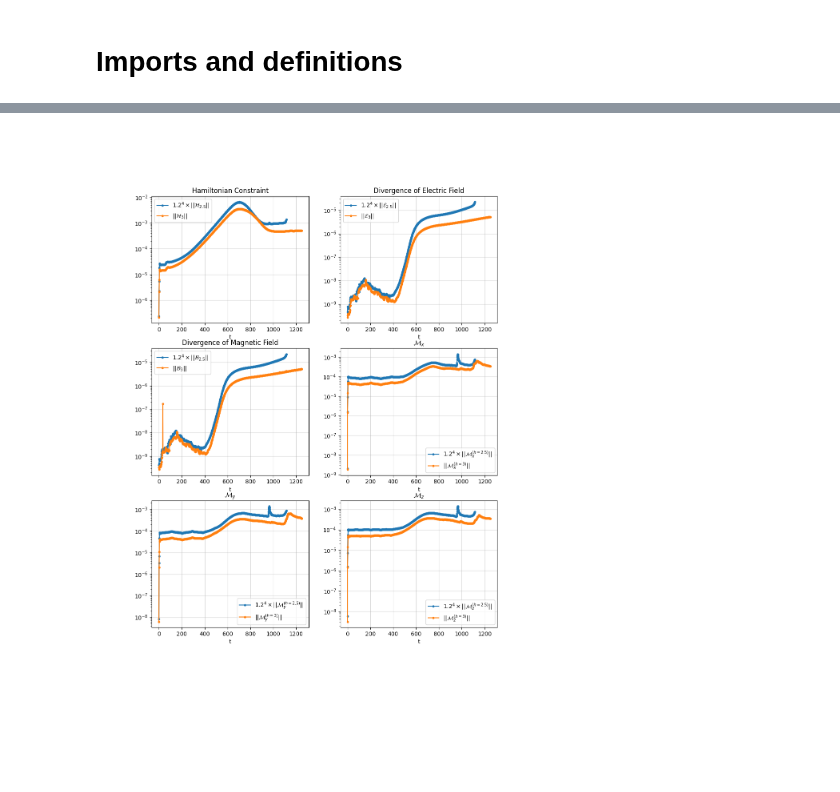
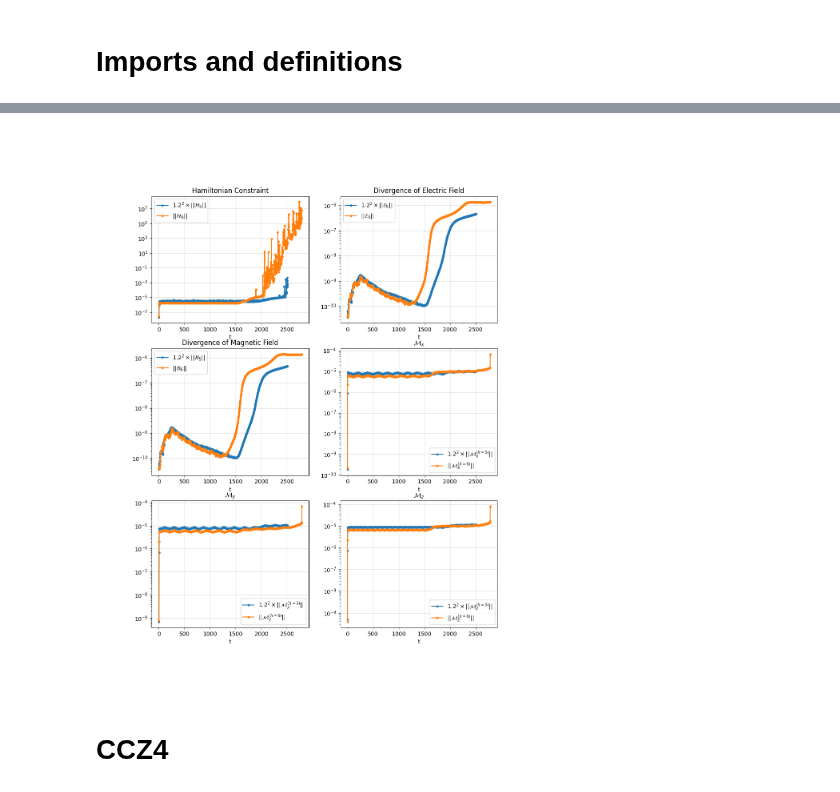
Before and after one commit to jpmvferreira/dyonic-collision-private, a Jupyter notebook: analyze/convergence.ipynb, the cells around one changed output, grey strips where cells are left out. Drawn from its saved outputs; the diff is of its cells as text; code cells hidden in the pictures; blank space fills up the shorter version.

```diff
--- a/analyze/convergence.ipynb
+++ b/analyze/convergence.ipynb
@@ -64,23 +64,23 @@ def GetMesh(sd, quantity, axis):
 # %%
-sd            = SimDir("../simulations/Merger_CCZ4_M=0.5,0.5-T=0.05,0.05-alpha=0,0.5pi-x0=8_h=2.5")
+sd            = SimDir("../simulations/Merger_M=0.5,0.5-T=0.05,0.05-alpha=0,0.5pi-x0=8_h=5")
 ts            = sd.timeseries
 gf            = sd.gf
-hc_norm       = ts.norm2["H"]
+hc_norm       = ts.norm2["hc"]
 Ec_norm       = ts.norm2["Ec"]
 Bc_norm       = ts.norm2["Bc"]
-mcx_norm      = ts.norm2["M1"]
-mcy_norm      = ts.norm2["M2"]
-mcz_norm      = ts.norm2["M3"]
+mcx_norm      = ts.norm2["mcx"]
+mcy_norm      = ts.norm2["mcy"]
+mcz_norm      = ts.norm2["mcz"]
 
-sd_res2       = SimDir("../simulations/Merger_CCZ4_M=0.5,0.5-T=0.05,0.05-alpha=0,0.5pi-x0=8_h=3")
+sd_res2       = SimDir("../simulations/Merger_M=0.5,0.5-T=0.05,0.05-alpha=0,0.5pi-x0=8_h=6")
 ts_res2       = sd_res2.timeseries
 gf_res2       = sd_res2.gf
-hc_norm_res2  = ts_res2.norm2["H"]
+hc_norm_res2  = ts_res2.norm2["hc"]
 Ec_norm_res2  = ts_res2.norm2["Ec"]
 Bc_norm_res2  = ts_res2.norm2["Bc"]
-mcx_norm_res2 = ts_res2.norm2["M1"]
-mcy_norm_res2 = ts_res2.norm2["M2"]
-mcz_norm_res2 = ts_res2.norm2["M3"]
+mcx_norm_res2 = ts_res2.norm2["mcx"]
+mcy_norm_res2 = ts_res2.norm2["mcy"]
+mcz_norm_res2 = ts_res2.norm2["mcz"]
 # %%
 t    = 0  # pick time step here
 axis = "x"
@@ -170,8 +170,8 @@ ax[2,1].legend();
 fig, ax = plt.subplots(3, 2, figsize=(11.15,14))
 
 
-ax[0,0].plot(hc_norm.t,      1.2**4*hc_norm.y,      marker=".", label=r"$1.2^4 \times ||\mathcal{H}_{2.5}||$")
-ax[0,0].plot(hc_norm_res2.t,        hc_norm_res2.y, marker=".", label=r"$             ||\mathcal{H}_{3} ||$")
+ax[0,0].plot(hc_norm.t,      1.2**2*hc_norm.y,      marker=".", label=r"$1.2^2 \times ||\mathcal{H}_{5}||$")
+ax[0,0].plot(hc_norm_res2.t,        hc_norm_res2.y, marker=".", label=r"$             ||\mathcal{H}_{6}||$")
 
 ax[0,0].grid(alpha=0.5)
 ax[0,0].set_xlabel("t")
@@ -180,8 +180,8 @@ ax[0,0].set_title("Hamiltonian Constraint")
 ax[0,0].legend()
 
 
-ax[0,1].plot(Ec_norm.t,      1.2**4*Ec_norm.y,      marker=".", label=r"$1.2^4 \times ||\mathcal{E}_{2.5}||$")
-ax[0,1].plot(Ec_norm_res2.t,        Ec_norm_res2.y, marker=".", label=r"$             ||\mathcal{E}_{3}  ||$")
+ax[0,1].plot(Ec_norm.t,      1.2**2*Ec_norm.y,      marker=".", label=r"$1.2^2 \times ||\mathcal{E}_{5}||$")
+ax[0,1].plot(Ec_norm_res2.t,        Ec_norm_res2.y, marker=".", label=r"$             ||\mathcal{E}_{6}||$")
 
 ax[0,1].grid(alpha=0.5)
 ax[0,1].set_xlabel("t")
@@ -190,43 +190,45 @@ ax[0,1].set_title("Divergence of Electric Field")
 ax[0,1].legend()
 
 
-ax[1,0].plot(Bc_norm.t,      1.2**4*Bc_norm.y,      marker=".", label=r"$1.2^4 \times ||\mathcal{B}_{2.5}||$")
-ax[1,0].plot(Bc_norm_res2.t,        Bc_norm_res2.y, marker=".", label=r"$             ||\mathcal{B}_{3}  ||$")
+ax[1,0].plot(Bc_norm.t,      1.2**2*Bc_norm.y,      marker=".", label=r"$1.2^2 \times ||\mathcal{B}_{5}||$")
+ax[1,0].plot(Bc_norm_res2.t,        Bc_norm_res2.y, marker=".", label=r"$             ||\mathcal{B}_{6}||$")
 
 ax[1,0].grid(alpha=0.5)
 ax[1,0].set_xlabel("t")
 ax[1,0].set_yscale("log")
 ax[1,0].set_title("Divergence of Magnetic Field")
 ax[1,0].legend();
 
 
-ax[1,1].plot(mcx_norm.t,      1.2**4*mcx_norm.y,      marker=".", label=r"$1.2^4 \times ||\mathcal{M}_x^{(h=2.5)}||$")
-ax[1,1].plot(mcx_norm_res2.t,        mcx_norm_res2.y, marker=".", label=r"$             ||\mathcal{M}_x^{(h=3)}  ||$")
+ax[1,1].plot(mcx_norm.t,      1.2**2*mcx_norm.y,      marker=".", label=r"$1.2^2 \times ||\mathcal{M}_x^{(h=5)}||$")
+ax[1,1].plot(mcx_norm_res2.t,        mcx_norm_res2.y, marker=".", label=r"$             ||\mathcal{M}_x^{(h=6)}||$")
 
 ax[1,1].grid(alpha=0.5)
 ax[1,1].set_xlabel("t")
 ax[1,1].set_yscale("log")
 ax[1,1].set_title(r"$\mathcal{M}_x$")
 ax[1,1].legend();
 
 
-ax[2,0].plot(mcy_norm.t,      1.2**4*mcy_norm.y,      marker=".", label=r"$1.2^4 \times ||\mathcal{M}_y^{(h=2.5)}||$")
-ax[2,0].plot(mcy_norm_res2.t,        mcy_norm_res2.y, marker=".", label=r"$             ||\mathcal{M}_y^{(h=3)}  ||$")
+ax[2,0].plot(mcy_norm.t,      1.2**2*mcy_norm.y,      marker=".", label=r"$1.2^2 \times ||\mathcal{M}_y^{(h=5)}||$")
+ax[2,0].plot(mcy_norm_res2.t,        mcy_norm_res2.y, marker=".", label=r"$             ||\mathcal{M}_y^{(h=6)}||$")
 
 ax[2,0].grid(alpha=0.5)
 ax[2,0].set_xlabel("t")
 ax[2,0].set_yscale("log")
 ax[2,0].set_title(r"$\mathcal{M}_y$")
 ax[2,0].legend();
 
 
-ax[2,1].plot(mcz_norm.t,      1.2**4*mcz_norm.y,      marker=".", label=r"$1.2^4 \times ||\mathcal{M}_z^{(h=2.5)}||$")
-ax[2,1].plot(mcz_norm_res2.t,        mcz_norm_res2.y, marker=".", label=r"$             ||\mathcal{M}_z^{(h=3)}  ||$")
+ax[2,1].plot(mcz_norm.t,      1.2**2*mcz_norm.y,      marker=".", label=r"$1.2^2 \times ||\mathcal{M}_z^{(h=5)}||$")
+ax[2,1].plot(mcz_norm_res2.t,        mcz_norm_res2.y, marker=".", label=r"$             ||\mathcal{M}_z^{(h=6)}||$")
 
 ax[2,1].grid(alpha=0.5)
 ax[2,1].set_xlabel("t")
 ax[2,1].set_yscale("log")
 ax[2,1].set_title(r"$\mathcal{M}_z$")
 ax[2,1].legend();
 # %% [output]
-[figure, old version]
+[figure, new version]
+# %% [markdown]
+# CCZ4
```
Also changed, not shown: parts of 5 cells of this notebook, 12 other files.
